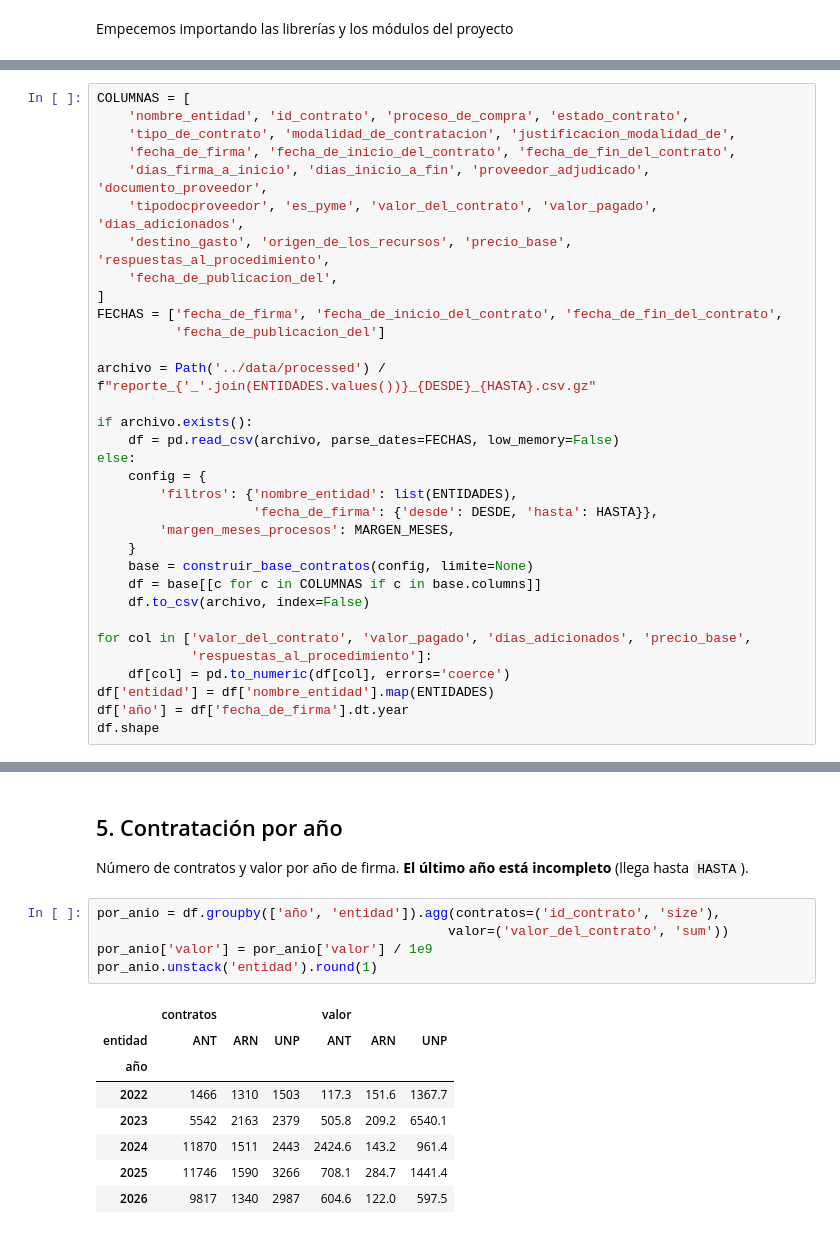
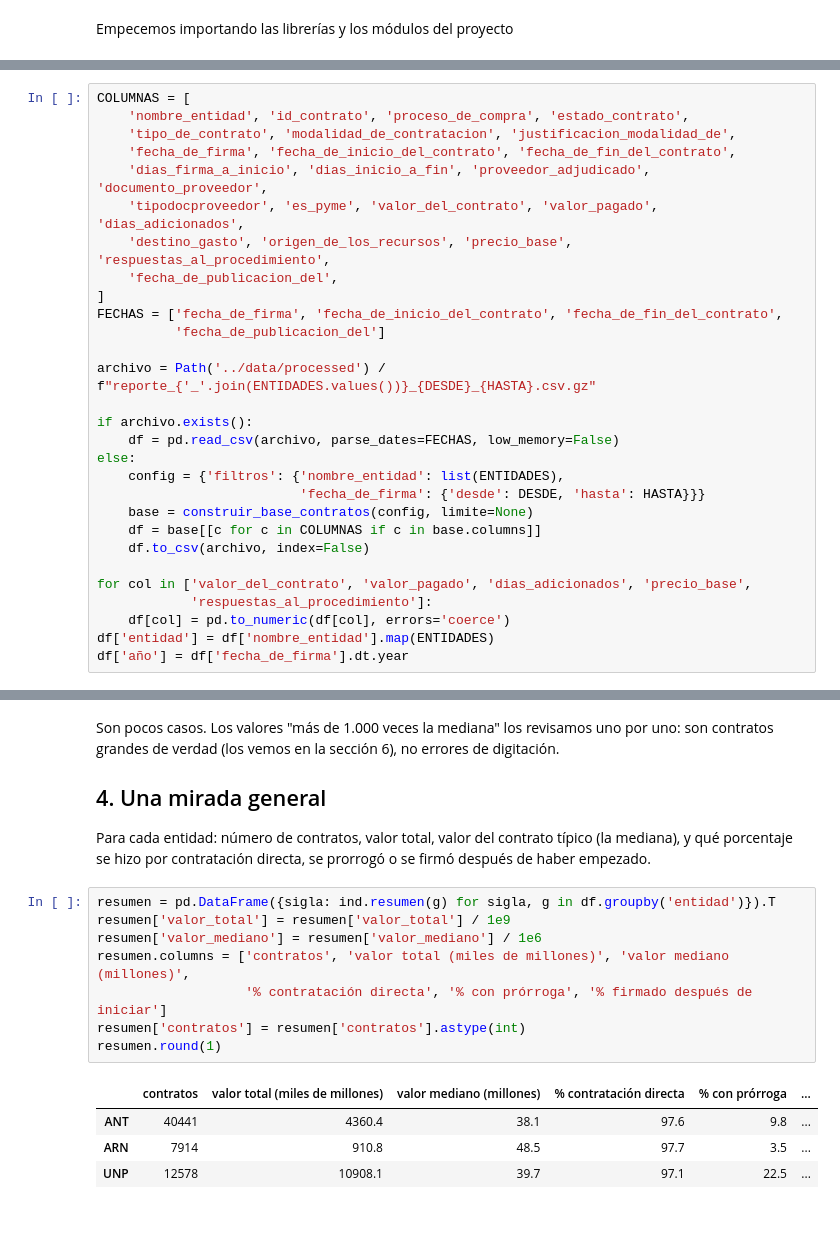
Before and after one commit to cristian72421/secop2-pipeline, a Jupyter notebook: notebooks/reporte_descriptivo.ipynb, the cells around one changed output, grey strips where cells are left out. Drawn from its saved outputs; the diff is of its cells as text.

```diff
--- a/notebooks/reporte_descriptivo.ipynb
+++ b/notebooks/reporte_descriptivo.ipynb
@@ -63,11 +57,8 @@ archivo = Path('../data/processed') / f"reporte_{'_'.join(ENTIDADES.values())}_{
 if archivo.exists():
     df = pd.read_csv(archivo, parse_dates=FECHAS, low_memory=False)
 else:
-    config = {
-        'filtros': {'nombre_entidad': list(ENTIDADES),
-                    'fecha_de_firma': {'desde': DESDE, 'hasta': HASTA}},
-        'margen_meses_procesos': MARGEN_MESES,
-    }
+    config = {'filtros': {'nombre_entidad': list(ENTIDADES),
+                          'fecha_de_firma': {'desde': DESDE, 'hasta': HASTA}}}
     base = construir_base_contratos(config, limite=None)
     df = base[[c for c in COLUMNAS if c in base.columns]]
     df.to_csv(archivo, index=False)
@@ -77,4 +68,3 @@ for col in ['valor_del_contrato', 'valor_pagado', 'dias_adicionados', 'precio_ba
     df[col] = pd.to_numeric(df[col], errors='coerce')
 df['entidad'] = df['nombre_entidad'].map(ENTIDADES)
 df['año'] = df['fecha_de_firma'].dt.year
-df.shape
@@ -154,18 +130,19 @@ resumen.style.format(precision=1, decimal=',', thousands='.').format(precision=0
 # %% [markdown]
-## 5. Contratación por año
+Son pocos casos. Los valores "más de 1.000 veces la mediana" los revisamos uno por uno: son contratos grandes de verdad (los vemos en la sección 6), no errores de digitación.
 
-Número de contratos y valor por año de firma. **El último año está incompleto** (llega hasta `HASTA`).
+## 4. Una mirada general
+
+Para cada entidad: número de contratos, valor total, valor del contrato típico (la mediana), y qué porcentaje se hizo por contratación directa, se prorrogó o se firmó después de haber empezado.
 # %%
-por_anio = df.groupby(['año', 'entidad']).agg(contratos=('id_contrato', 'size'),
-                                             valor=('valor_del_contrato', 'sum'))
-por_anio['valor'] = por_anio['valor'] / 1e9
-por_anio.unstack('entidad').round(1)
+resumen = pd.DataFrame({sigla: ind.resumen(g) for sigla, g in df.groupby('entidad')}).T
+resumen['valor_total'] = resumen['valor_total'] / 1e9
+resumen['valor_mediano'] = resumen['valor_mediano'] / 1e6
+resumen.columns = ['contratos', 'valor total (miles de millones)', 'valor mediano (millones)',
+                   '% contratación directa', '% con prórroga', '% firmado después de iniciar']
+resumen['contratos'] = resumen['contratos'].astype(int)
+resumen.round(1)
 # %% [output]
-|  | contratos |  |  | valor |  |  |
-| entidad | ANT | ARN | UNP | ANT | ARN | UNP |
-| año |  |  |  |  |  |  |
-| 2022 | 1466 | 1310 | 1503 | 117.3 | 151.6 | 1367.7 |
-| 2023 | 5542 | 2163 | 2379 | 505.8 | 209.2 | 6540.1 |
-| 2024 | 11870 | 1511 | 2443 | 2424.6 | 143.2 | 961.4 |
-| 2025 | 11746 | 1590 | 3266 | 708.1 | 284.7 | 1441.4 |
-| 2026 | 9817 | 1340 | 2987 | 604.6 | 122.0 | 597.5 |
+|  | contratos | valor total (miles de millones) | valor mediano (millones) | % contratación directa | % con prórroga | ... |
+| ANT | 40441 | 4360.4 | 38.1 | 97.6 | 9.8 | ... |
+| ARN | 7914 | 910.8 | 48.5 | 97.7 | 3.5 | ... |
+| UNP | 12578 | 10908.1 | 39.7 | 97.1 | 22.5 | ... |
```
Also changed, not shown: parts of 64 cells of this notebook, 2 other files.
